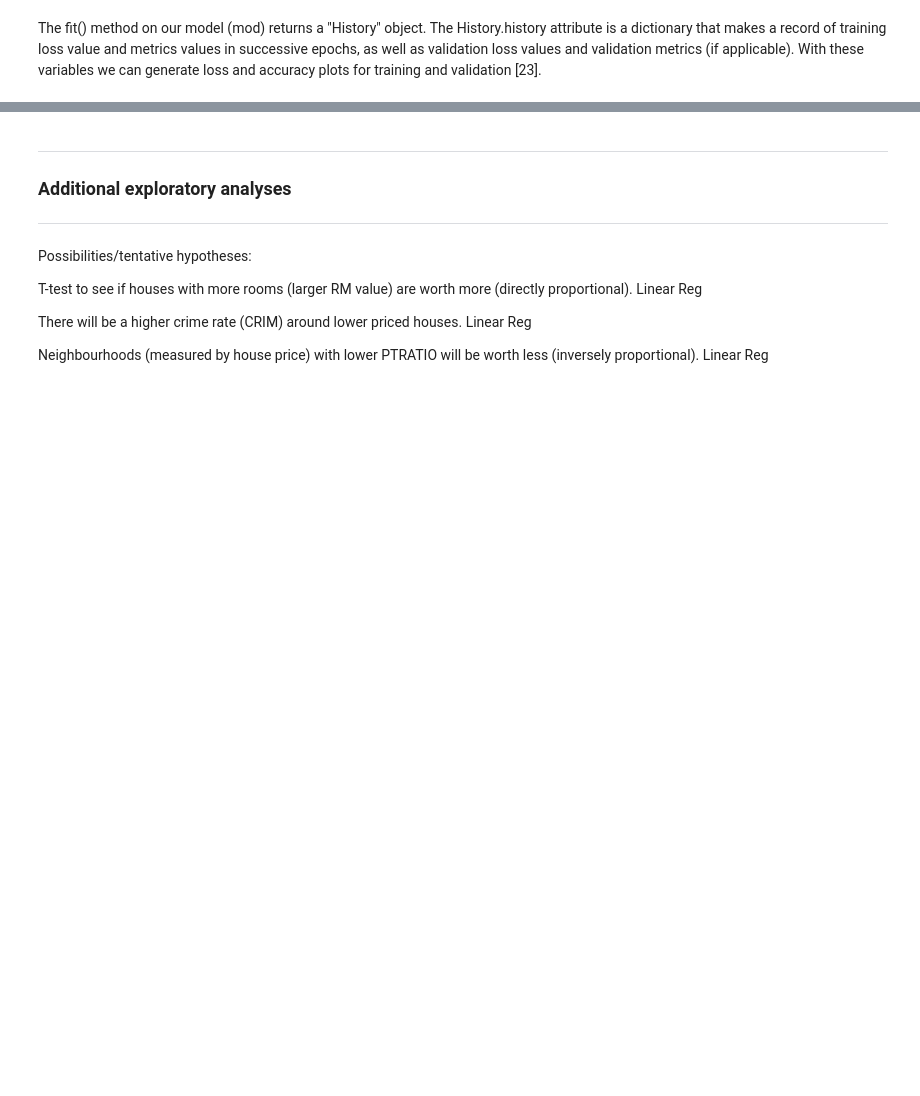
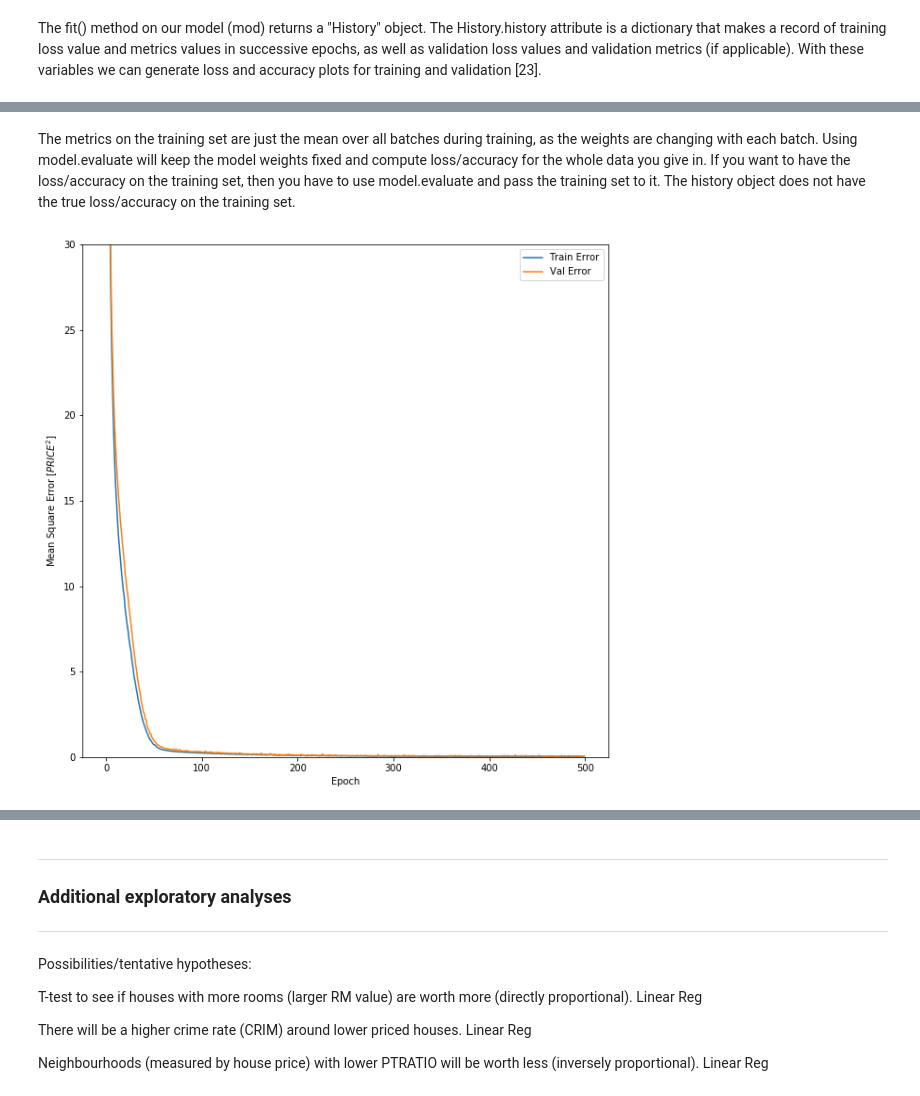
Before and after one commit to Datagatherer2357/Machine-Learning-and-Statistics-2019-Assessment, a Jupyter notebook: Machine-Learning-and-Statistics-2019-Assessment.ipynb, the cells around one changed output, grey strips where cells are left out. Cells and saved outputs as stored; diff of their text form; code cells hidden in the pictures; blank space fills up the shorter version.

```diff
--- a/Machine-Learning-and-Statistics-2019-Assessment.ipynb
+++ b/Machine-Learning-and-Statistics-2019-Assessment.ipynb
@@ -1213,0 +1172,5 @@ plt.legend()
+# %%
+train_stats = train_dataset.describe()
+#train_stats.pop("PRICE")
+train_stats = train_stats.transpose()
+train_stats.round(2)
@@ -1213,0 +1193,7 @@ plt.legend()
+# %%
+# Now we can normalize our data: [26]
+
+def norm(x):
+  return (x - train_stats['mean']) / train_stats['std']
+normed_train_data = norm(train_dataset)
+normed_test_data = norm(test_dataset)
@@ -1213,0 +1202,14 @@ plt.legend()
+# %%
+#network = Sequential()
+
+model = kr.models.Sequential() # create "blank" NN
+
+model.add(kr.layers.Dense(50, input_shape=[len(train_dataset.keys())], activation='sigmoid')) # always make the input dim amount the same as your IV's amount
+#mod.add(kr.layers.Dense(30, activation='sigmoid'))
+model.add(kr.layers.Dense(50, activation='softplus')) # middle layer
+#mod.add(kr.layers.Dense(10, activation='linear'))
+model.add(kr.layers.Dense(1, activation='linear'))
+
+# network = build_model();
+
+model.compile(loss='mse', optimizer='adam', metrics=['mse']) # mse = mean square error  ADD Accuracy TODO                                                                    # # Accuracy performance metric
@@ -1213,0 +1267,5 @@ plt.legend()
+# %%
+EPOCHS = 500
+
+# Train the model: "normed_train_data" are the inputs/"train labels" is the output
+history = model.fit(normed_train_data, train_labels, epochs=EPOCHS, batch_size=10, validation_split = 0.2)
@@ -1213,0 +1308,2 @@ plt.legend()
+# %% [markdown]
+The metrics on the training set are just the mean over all batches during training, as the weights are changing with each batch. Using model.evaluate will keep the model weights fixed and compute loss/accuracy for the whole data you give in. If you want to have the loss/accuracy on the training set, then you have to use model.evaluate and pass the training set to it. The history object does not have the true loss/accuracy on the training set.
@@ -1213,0 +1316,15 @@ plt.legend()
+# %%
+# History line plot:
+hist = pd.DataFrame(history.history)
+hist['epoch'] = history.epoch
+
+plt.figure()
+plt.xlabel('Epoch')
+plt.ylabel('Mean Square Error [$PRICE^2$]')
+plt.plot(hist['epoch'], hist['mean_squared_error'], label='Train Error')
+plt.plot(hist['epoch'], hist['val_mean_squared_error'], label = 'Val Error')
+plt.ylim([0,30])
+plt.legend()
+plt.show()
+# %% [output]
+[figure, added]
```
Also changed, not shown: parts of 41 cells of this notebook.
